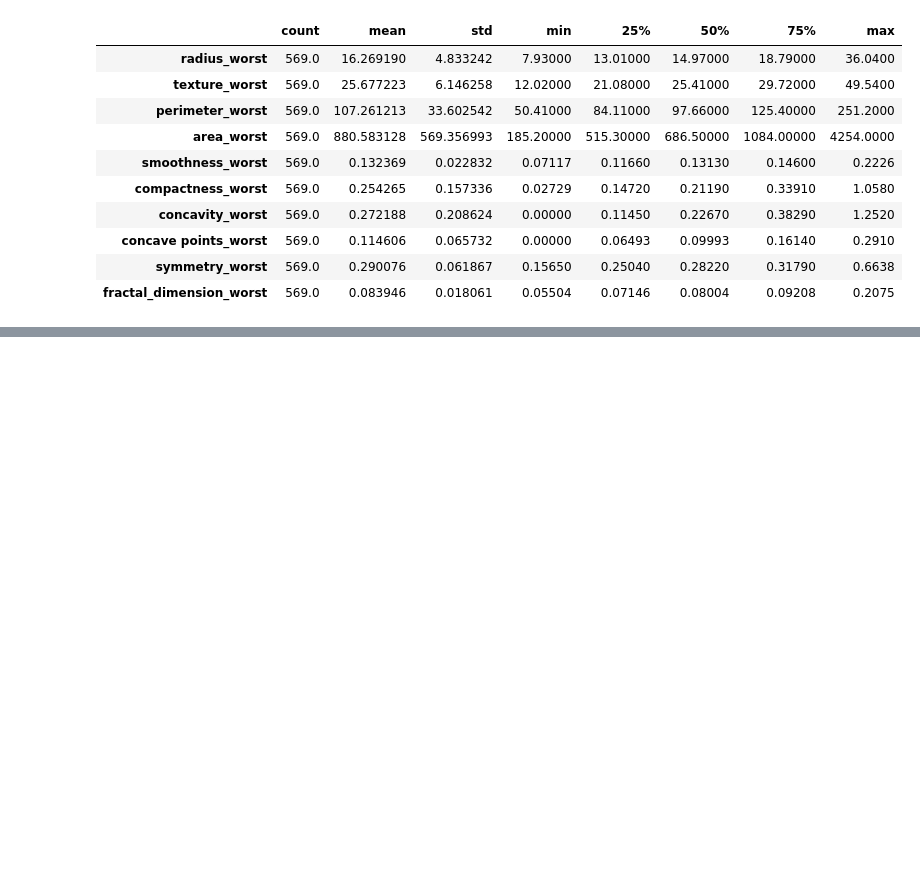
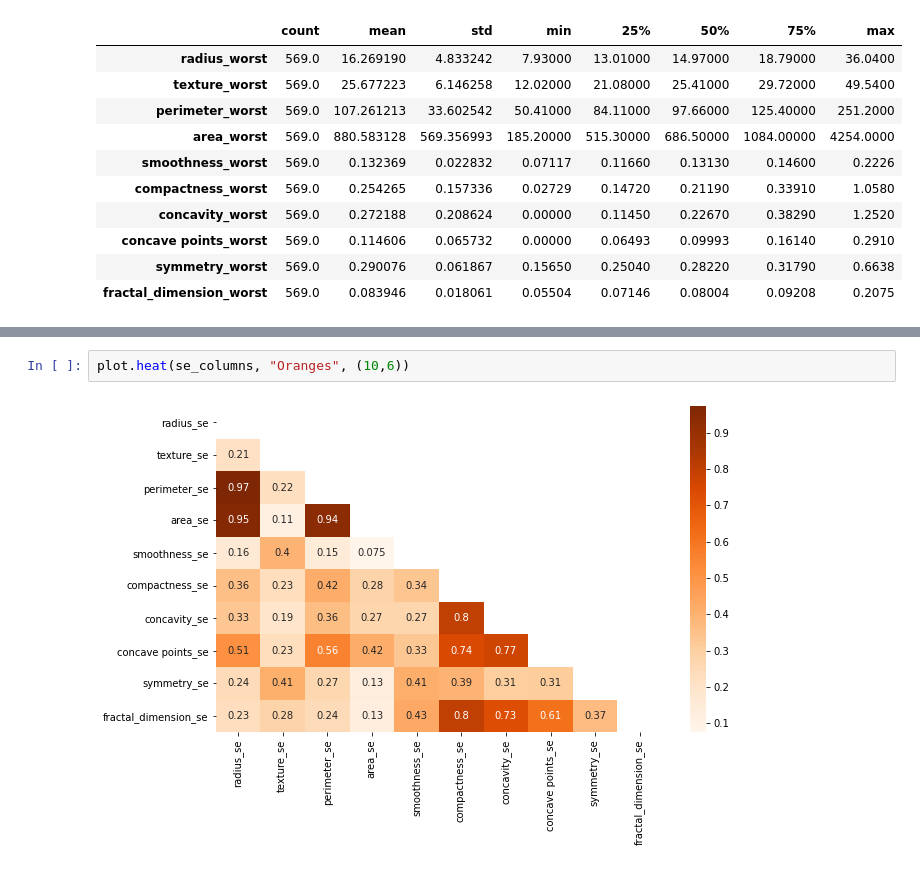
Before and after one commit to Caphace-Ethan/Breast-Cancer-Diagnosis, a Jupyter notebook: notebooks/EDA_notebook.ipynb, the cells around one changed output, grey strips where cells are left out. Drawn from its saved outputs; the diff is of its cells as text; blank space fills up the shorter version.

```diff
--- a/notebooks/EDA_notebook.ipynb
+++ b/notebooks/EDA_notebook.ipynb
@@ -171,0 +180,4 @@ worst_columns.describe().T
+# %%
+plot.heat(se_columns, "Oranges", (10,6))
+# %% [output]
+[figure, added]
```
Also changed, not shown: parts of 10 cells of this notebook.
